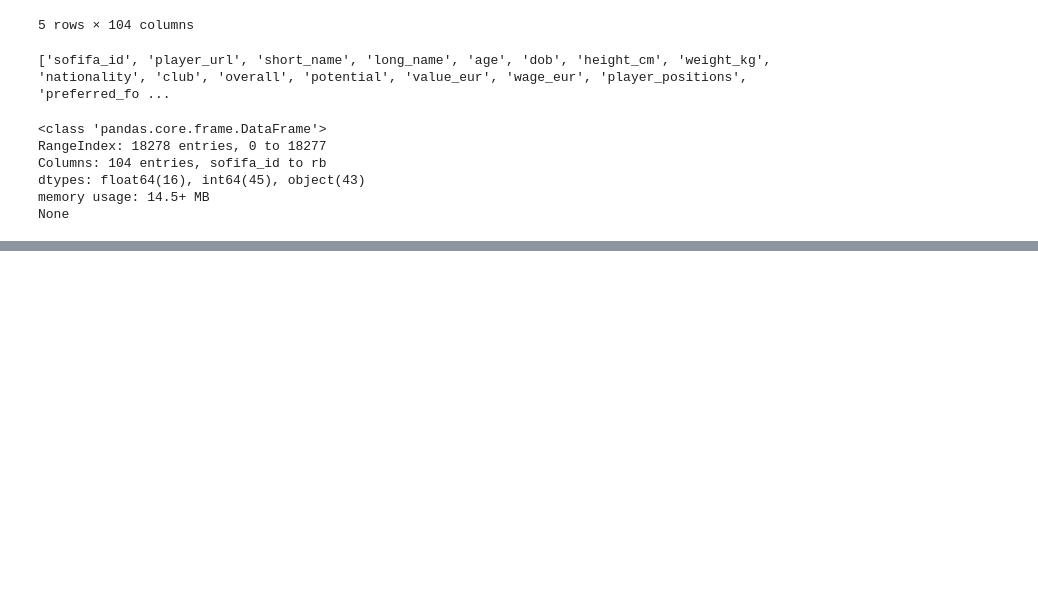
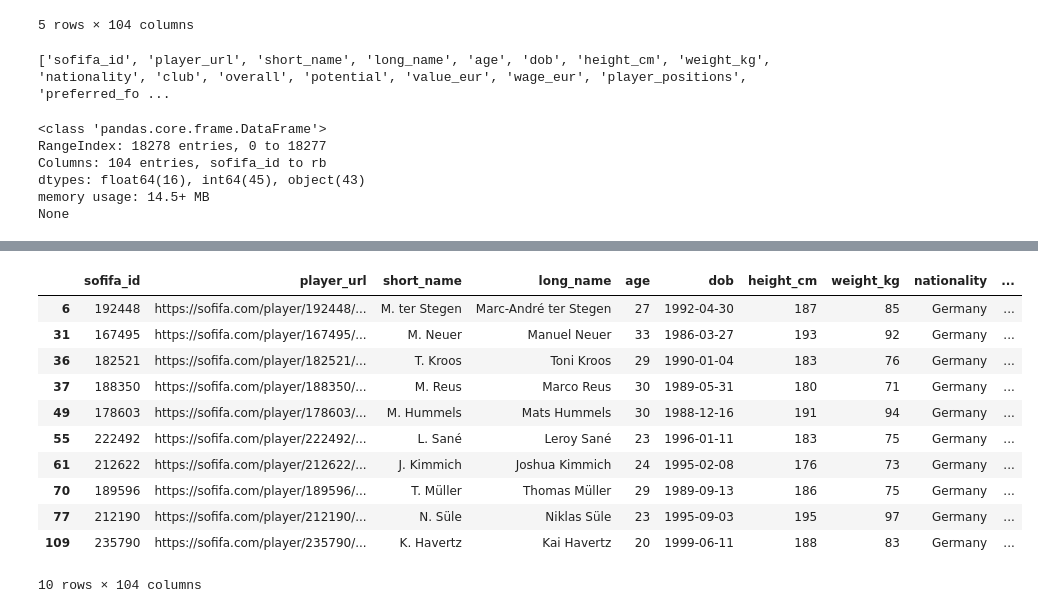
Before and after one commit to Jrowez/JUMPlus-dataProject1, a Jupyter notebook: dataProject1.ipynb, the cells around one changed output, grey strips where cells are left out. Drawn from its saved outputs; the diff is of its cells as text; code cells hidden in the pictures; blank space fills up the shorter version.

```diff
--- a/dataProject1.ipynb
+++ b/dataProject1.ipynb
@@ -109,5 +113,20 @@ players.
 # %%
 # 10. Show top 10 records of Germany.
+german = (df['nationality'] == 'Germany')
+df.loc[german].head(10)
+# %% [output]
+|  | sofifa_id | player_url | short_name | long_name | age | dob | height_cm | weight_kg | nationality | ... |
+| 6 | 192448 | https://sofifa.com/player/192448/... | M. ter Stegen | Marc-André ter Stegen | 27 | 1992-04-30 | 187 | 85 | Germany | ... |
+| 31 | 167495 | https://sofifa.com/player/167495/... | M. Neuer | Manuel Neuer | 33 | 1986-03-27 | 193 | 92 | Germany | ... |
+| 36 | 182521 | https://sofifa.com/player/182521/... | T. Kroos | Toni Kroos | 29 | 1990-01-04 | 183 | 76 | Germany | ... |
+| 37 | 188350 | https://sofifa.com/player/188350/... | M. Reus | Marco Reus | 30 | 1989-05-31 | 180 | 71 | Germany | ... |
+| 49 | 178603 | https://sofifa.com/player/178603/... | M. Hummels | Mats Hummels | 30 | 1988-12-16 | 191 | 94 | Germany | ... |
+| 55 | 222492 | https://sofifa.com/player/222492/... | L. Sané | Leroy Sané | 23 | 1996-01-11 | 183 | 75 | Germany | ... |
+| 61 | 212622 | https://sofifa.com/player/212622/... | J. Kimmich | Joshua Kimmich | 24 | 1995-02-08 | 176 | 73 | Germany | ... |
+| 70 | 189596 | https://sofifa.com/player/189596/... | T. Müller | Thomas Müller | 29 | 1989-09-13 | 186 | 75 | Germany | ... |
+| 77 | 212190 | https://sofifa.com/player/212190/... | N. Süle | Niklas Süle | 23 | 1995-09-03 | 195 | 97 | Germany | ... |
+| 109 | 235790 | https://sofifa.com/player/235790/... | K. Havertz | Kai Havertz | 20 | 1999-06-11 | 188 | 83 | Germany | ... |
+10 rows × 104 columns
 # %%
 # 11. Now show top 5 records of Germany players who have maximum height, weight and wages.
 # %%
```
Also changed, not shown: parts of 8 cells of this notebook.
